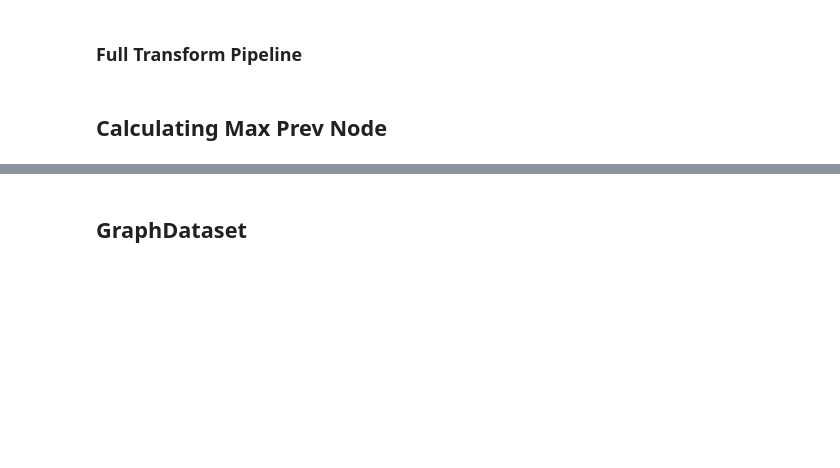
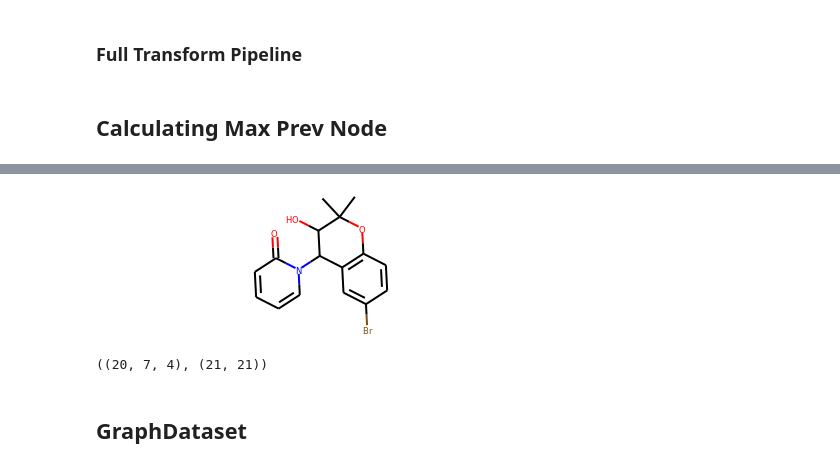
Before and after one commit to Sultan-IH/de-novo, a Jupyter notebook: GraphGRU_Generator.ipynb, the cells around one changed output, grey strips where cells are left out. Drawn from its saved outputs; the diff is of its cells as text; code cells hidden in the pictures; blank space fills up the shorter version.

```diff
--- a/GraphGRU_Generator.ipynb
+++ b/GraphGRU_Generator.ipynb
@@ -494,3 +588,11 @@ tmol_back = backward_transform(S, F)
+# %%
+backward_transform(adj_to_seq(E), F)
+# %% [output]
+[figure, added]
+# %%
+adj_to_seq(E).shape, F.shape
+# %% [output]
+((20, 7, 4), (21, 21))
 # %% [markdown]
 ## GraphDataset
 # %%
```
Also changed, not shown: parts of 38 cells of this notebook.
